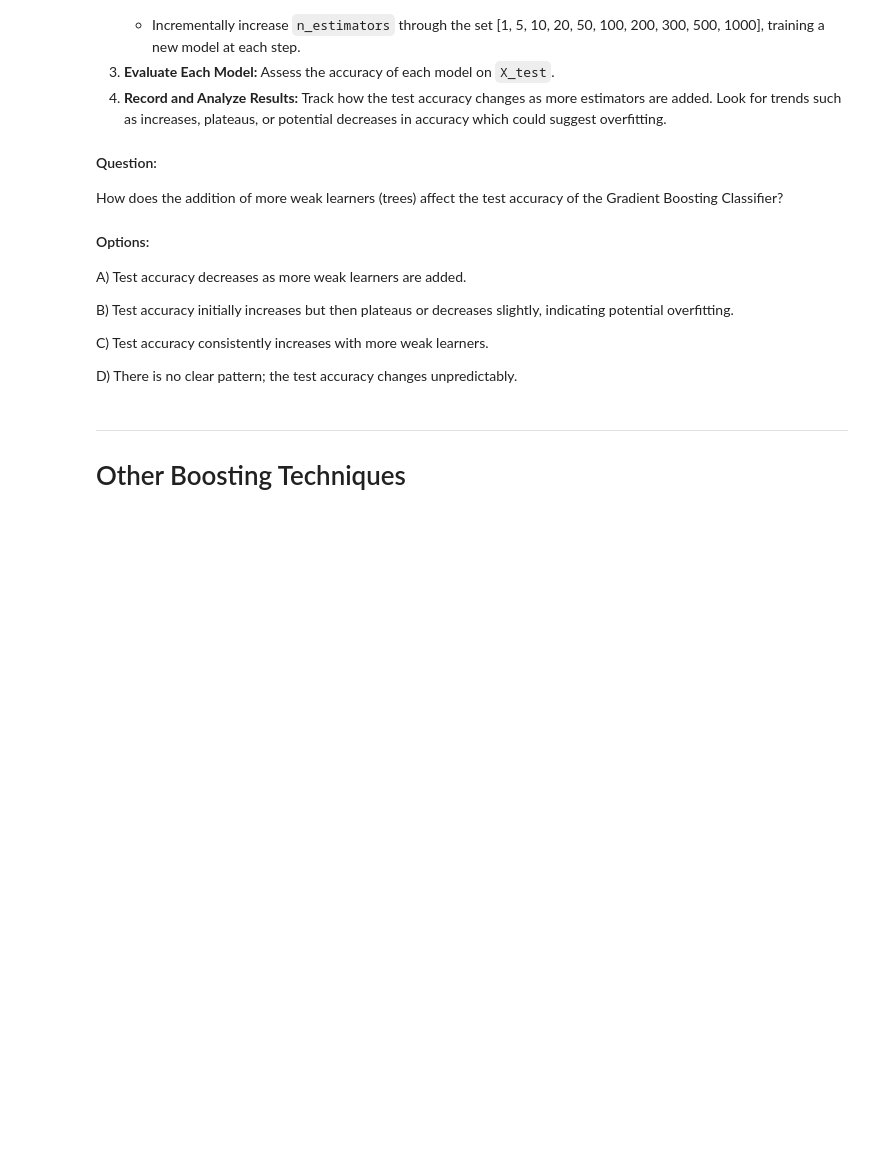
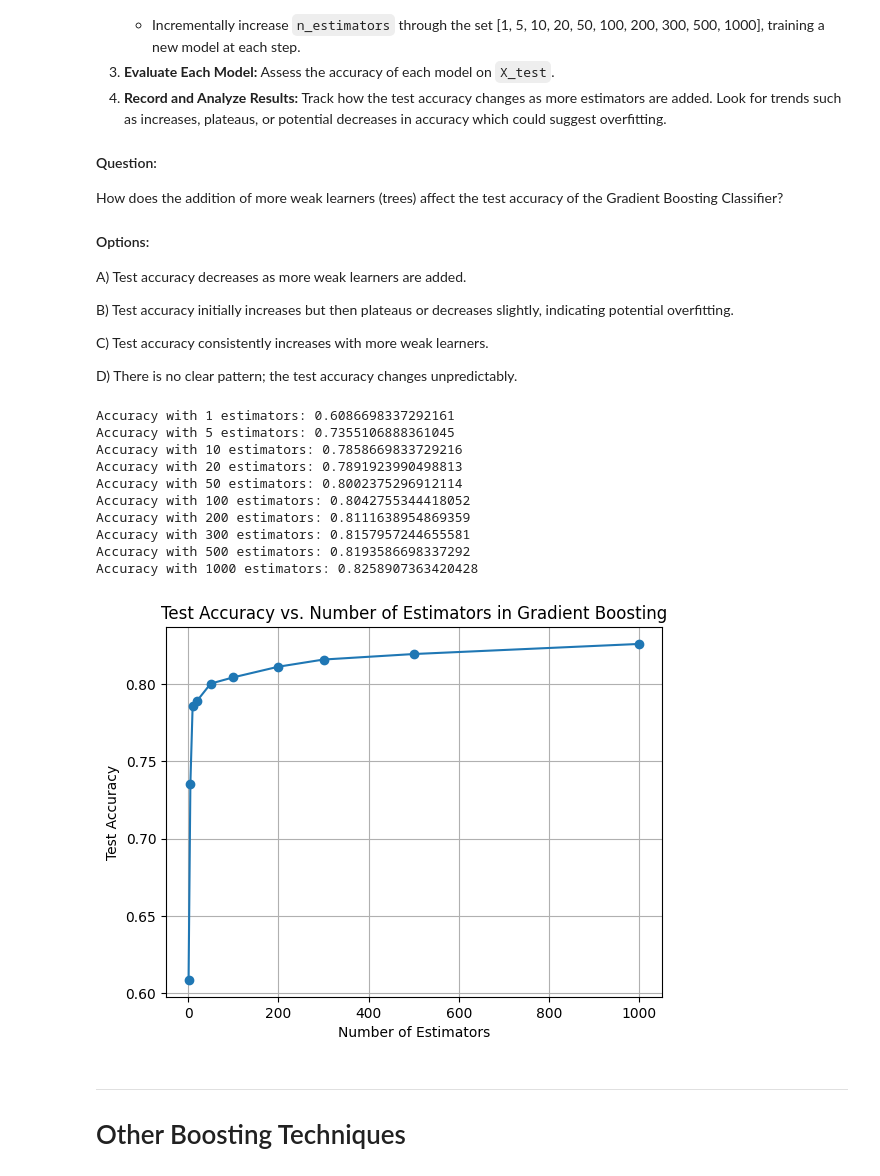
Before and after one commit to tripathiosho/ImportantNotebooks, a Jupyter notebook: Case_Study_boosting.ipynb, the cells around one changed output. Saved outputs shown, nothing was run; the diff lists cells and outputs as text; code cells hidden in the pictures; blank space fills up the shorter version.

```diff
--- a/Case_Study_boosting.ipynb
+++ b/Case_Study_boosting.ipynb
@@ -777,7 +839,7 @@ C)    {'max_depth': 5, 'min_samples_split': 4, 'n_estimators': 300}
 
 D)    {'max_depth': 8, 'min_samples_split': 6, 'n_estimators': 300}
 # %%
-from sklearn.______ import GridSearchCV
+from sklearn.model_selection import GridSearchCV
 
 
 # Defining the parameter grid to search
@@ -791,14 +853,14 @@ param_grid = {
 gbm = GradientBoostingClassifier(random_state=10)
 
 # Setting up the grid search with cross-validation
-grid_search = GridSearchCV(___, param_grid, _____ = "accuracy", ___=2, n_jobs = -1, verbose = 1)
+grid_search = GridSearchCV(gbm, param_grid, scoring = "accuracy", cv=2, n_jobs = -1, verbose = 1)
 
 
 # Fitting the grid search to the data
-grid_search.___(____, ___)
+grid_search.fit(X_train, y_train)
 
 # Printing the best parameters and the corresponding score
-print(f"Best parameters: {grid_search._____}")
+print(f"Best parameters: {grid_search.best_params_}")
 print(f"Best cross-validation score: {grid_search.best_score_}")
 
 result = grid_search.cv_results_
@@ -838,18 +918,18 @@ C) 3
 D) 5
 # %%
 # TODO: Sort the scores and parameters by rank
-sorted_indices = np.____(result['rank_test_score'])
-top_indices = sorted_indices[___]  # Hint: Get top 5 indices
+sorted_indices = np.argsort(result['rank_test_score'])
+top_indices = sorted_indices[:5]  # Hint: Get top 5 indices
 
 # TODO: Train a model for each of the top 5 parameter sets
 for i in top_indices:
-    params = result['____'][i]
+    params = result['params'][i]
     print(f"Training model number {i} with parameters: {params}")
 
     # TODO: Initialize and train the Gradient Boosting Classifier with the current set of parameters
-    model = GradientBoostingClassifier(**____, random_state = 10)
+    model = GradientBoostingClassifier(**params, random_state = 10)
     model.fit(X_train, y_train)
 
     # TODo: Evaluate the model on the test set
-    score = model.____(X_test, y_test)
+    score = model.score(X_test, y_test)
     print(f"Test score with parameters {params}: {score}\n")
@@ -990,17 +1096,17 @@ C) Both models have the same accuracy.
 D) The exponential loss model is more accurate.
 # %%
 # TODO: Train a Gradient Boosting Classifier using the default loss function (which is 'log_loss')
-clf_log_loss = GradientBoostingClassifier(____='log_loss', random_state=10)
-clf_log_loss.___(X_train, ____)
-predictions_log_loss = clf_log_loss.______(X_test)
+clf_log_loss = GradientBoostingClassifier(loss='log_loss', random_state=10)
+clf_log_loss.fit(X_train, y_train)
+predictions_log_loss = clf_log_loss.predict(X_test)
 accuracy_log_loss = accuracy_score(y_test, predictions_log_loss)
 print(f"Accuracy with the 'log_loss' loss function: {accuracy_log_loss}")
 
 # TODO: Train a Gradient Boosting Classifier using the 'exponential' loss function
-clf_exponential = GradientBoostingClassifier(loss='_____', random_state=10)
-_____.fit(X_train, y_train)
-predictions_exponential = _____.predict(X_test)
-accuracy_exponential = ______(____, predictions_exponential)
+clf_exponential = GradientBoostingClassifier(loss='exponential', random_state=10)
+clf_exponential.fit(X_train, y_train)
+predictions_exponential = clf_exponential.predict(X_test)
+accuracy_exponential = accuracy_score(predictions_log_loss, predictions_exponential)
 print(f"Accuracy with the 'exponential' loss function: {accuracy_exponential}")
 
 # Compare the accuracies
@@ -1046,24 +1156,36 @@ D) There is no clear pattern; the test accuracy changes unpredictably.
 # %%
 # Initialize the number of estimators
 n_estimators_list = [1, 5, 10, 20, 50, 100, 200, 300, 500, 1000]
 test_accuracies = []
 
 # TODO: Train and evaluate the model with different numbers of weak learners
-for n_estimators in _____:
-    clf = GradientBoostingClassifier(_____=n_estimators, random_state=10)
-    clf.fit(_____, y_train)
-    predictions = clf.____(X_test)
-    accuracy = accuracy_score(_____, predictions)
+for n_estimators in n_estimators_list:
+    clf = GradientBoostingClassifier(n_estimators=n_estimators, random_state=10)
+    clf.fit(X_train, y_train)
+    predictions = clf.predict(X_test)
+    accuracy = accuracy_score(y_test, predictions)
     test_accuracies.append(accuracy)
     print(f"Accuracy with {n_estimators} estimators: {accuracy}")
 
 # Plotting the test accuracies
 plt.plot(n_estimators_list, test_accuracies, marker='o')
 plt.xlabel('Number of Estimators')
 plt.ylabel('Test Accuracy')
 plt.title('Test Accuracy vs. Number of Estimators in Gradient Boosting')
 plt.grid(True)
 plt.show()
+# %% [output]
+Accuracy with 1 estimators: 0.6086698337292161
+Accuracy with 5 estimators: 0.7355106888361045
+Accuracy with 10 estimators: 0.7858669833729216
+Accuracy with 20 estimators: 0.7891923990498813
+Accuracy with 50 estimators: 0.8002375296912114
+Accuracy with 100 estimators: 0.8042755344418052
+Accuracy with 200 estimators: 0.8111638954869359
+Accuracy with 300 estimators: 0.8157957244655581
+Accuracy with 500 estimators: 0.8193586698337292
+Accuracy with 1000 estimators: 0.8258907363420428
+[figure, added]
 # %% [markdown]
 
 
```
Also changed, not shown: parts of 17 cells of this notebook.
